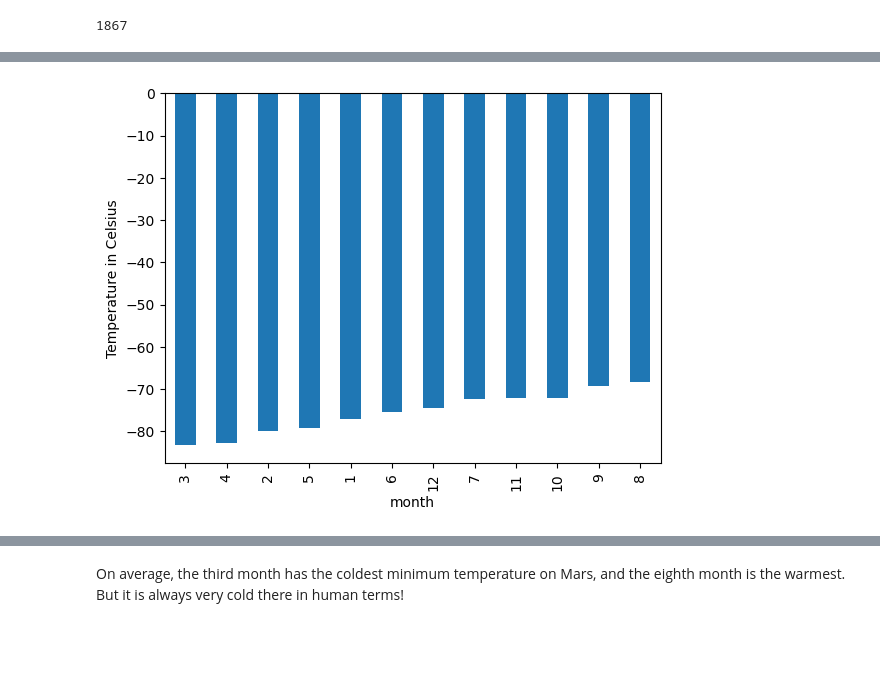
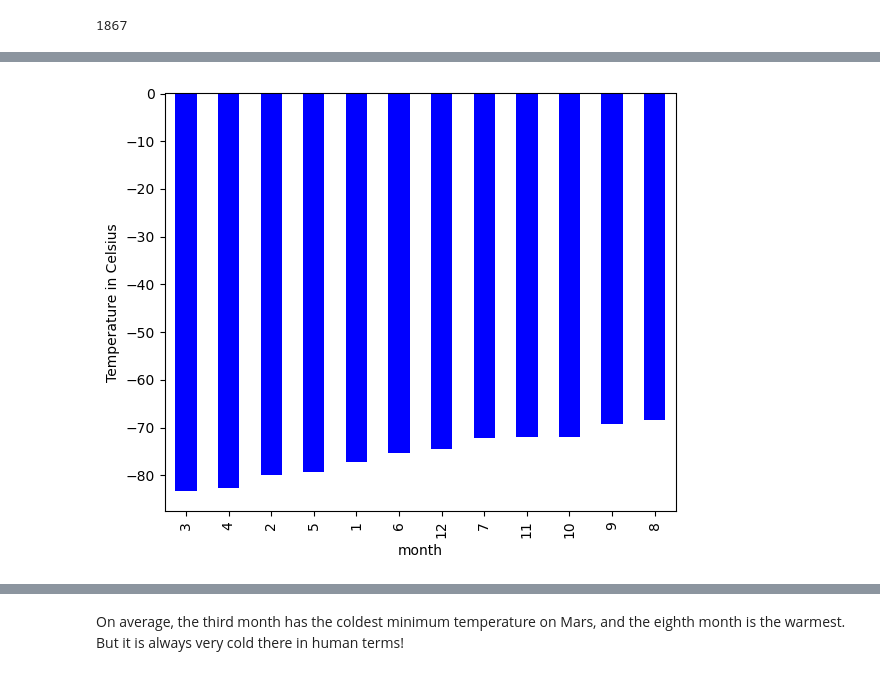
Before and after one commit to judelou/Data-Collection, a Jupyter notebook: part_2_mars_weather.ipynb, the cells around one changed output, grey strips where cells are left out. Saved outputs shown, nothing was run; the diff lists cells and outputs as text; code cells hidden in the pictures; blank space fills up the shorter version.

```diff
--- a/part_2_mars_weather.ipynb
+++ b/part_2_mars_weather.ipynb
@@ -104,9 +104,9 @@ for t in table.find_all('th'):
     title.append(headers)
 # %%
 # Confirm DataFrame was created successfully
-df=pd.DataFrame(columns=title,
+mars_df=pd.DataFrame(columns=title,
     data=mars_data)
-df.head()
+mars_df.head()
 # %% [output]
 |  | id | terrestrial_date | sol | ls | month | min_temp | pressure |
 | 0 | 2 | 2012-08-16 | 10 | 155 | 6 | -75.0 | 739.0 |
@@ -134,8 +134,8 @@ pressure            object
 dtype: object
 # %%
 # Change data types for data analysis
-df[["sol","ls","month"]]=df[["sol","ls","month"]].astype('int64')
-df[["min_temp","pressure"]]=df[["min_temp","pressure"]].astype('float')
-df["terrestrial_date"]=pd.to_datetime(df["terrestrial_date"])
+mars_df[["sol","ls","month"]]=mars_df[["sol","ls","month"]].astype('int64')
+mars_df[["min_temp","pressure"]]=mars_df[["min_temp","pressure"]].astype('float')
+mars_df["terrestrial_date"]=pd.to_datetime(mars_df["terrestrial_date"])
 # %%
 # Confirm type changes were successful by examining data types again
@@ -209,6 +223,14 @@ Name: min_temp, dtype: float64
 # %%
 # Identify the coldest and hottest months in Curiosity's location
+ave_temp_cold_to_hot=mars_df.groupby("month")["min_temp"].mean().sort_values()
+ave_temp_cold_to_hot.plot(kind="bar",
+                     facecolor="blue",
+                     figsize=(6,5),
+                     xlabel="month",
+                     ylabel="Temperature in Celsius")
+plt.tight_layout()
+plt.show()
 # %% [output]
-[figure, old version]
+[figure, new version]
 # %%
 # 4. Average pressure by Martian month
```
Also changed, not shown: parts of 13 cells of this notebook, 1 other file.
